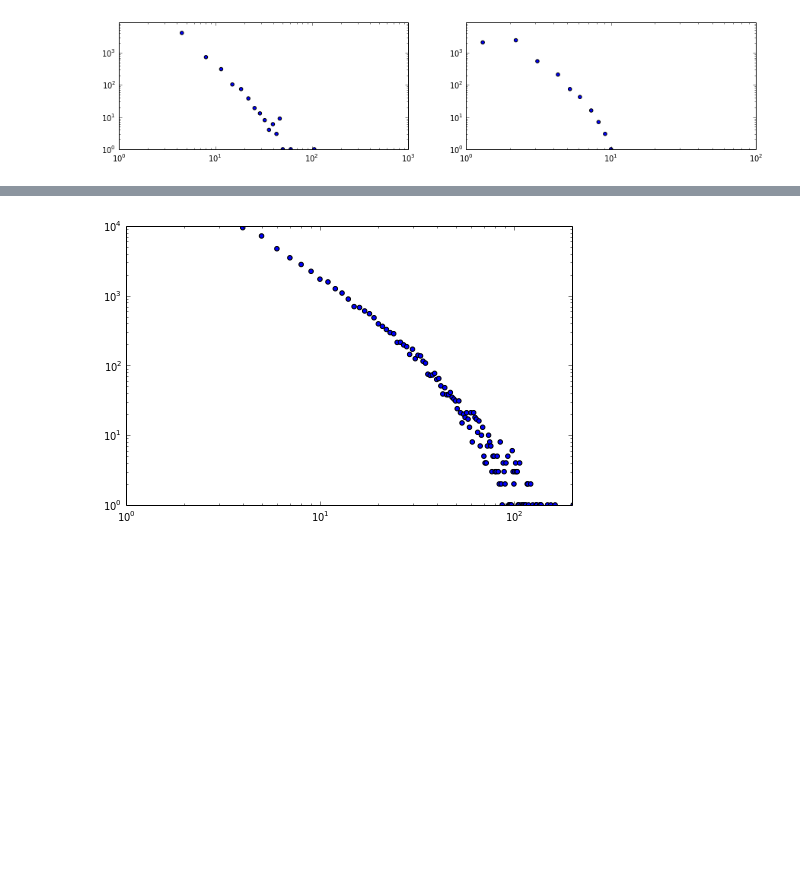
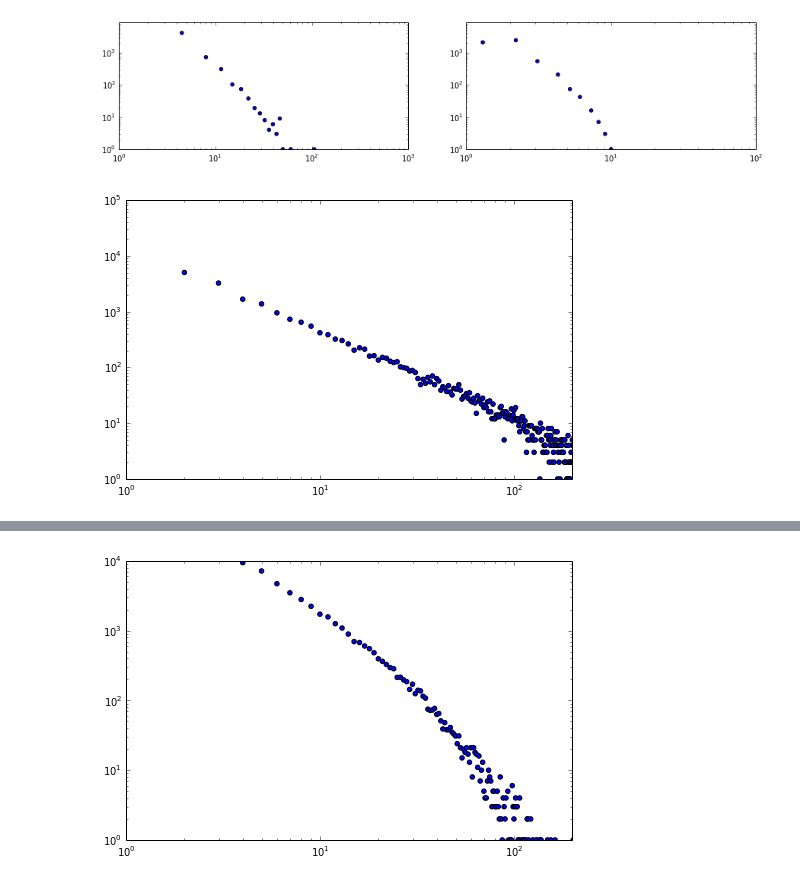
Before and after one commit to forrestsheldon/memNets, a Jupyter notebook: Memristor_Fuse_Data.ipynb, the cells around one changed output, grey strips where cells are left out. Cells and saved outputs as stored; diff of their text form; code cells hidden in the pictures; blank space fills up the shorter version.

```diff
--- a/Memristor_Fuse_Data.ipynb
+++ b/Memristor_Fuse_Data.ipynb
@@ -811,3 +821,13 @@ for a in ax:
+# %%
+fig, ax = plt.subplots(figsize=(8, 5))
+
+ax.scatter(bins_256[1:], hist_256)
+ax.set_xlim(1, 200)
+ax.set_ylim(1, 100000)
+ax.set_xscale('log')
+ax.set_yscale('log')
+# %% [output]
+[figure, added]
 # %%
 avalanches=[]
 
```
Also changed, not shown: parts of 7 cells of this notebook.
